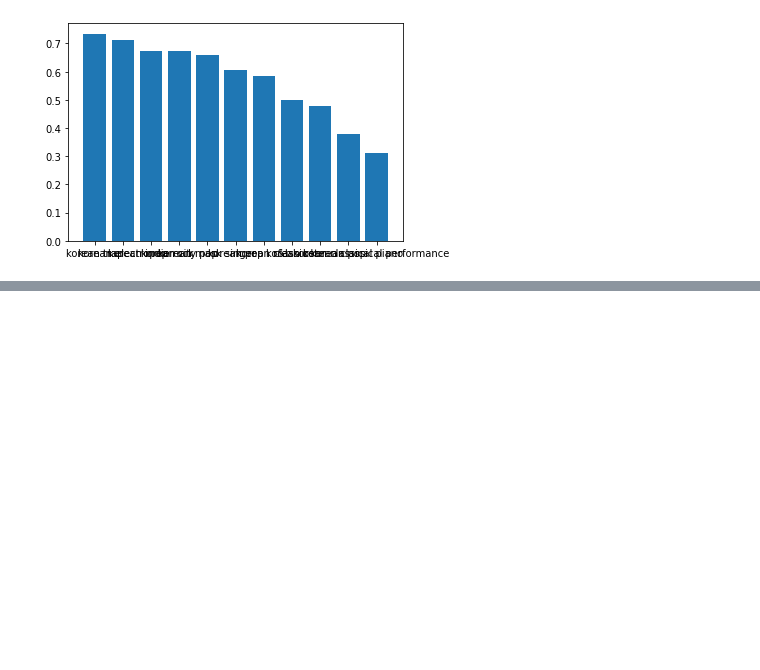
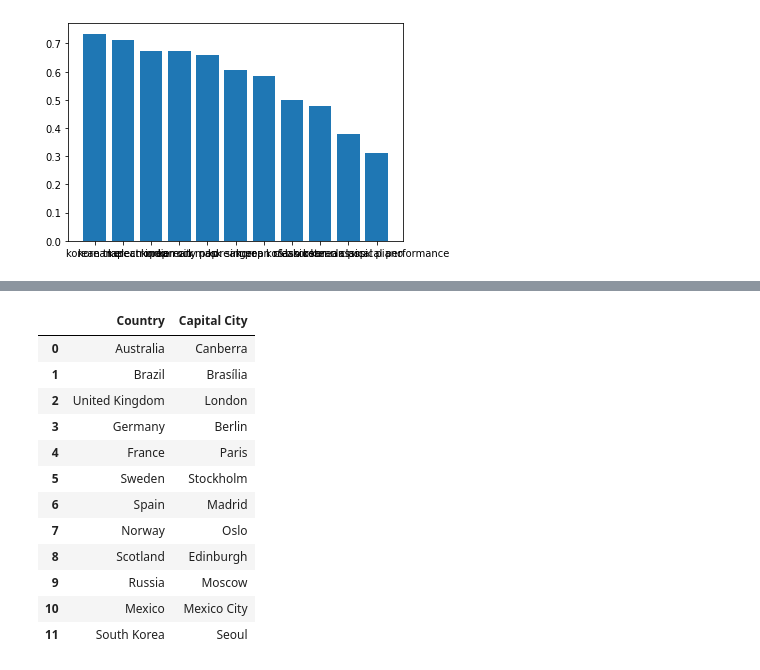
Before and after one commit to collinmpage/NWDS-project-one, a Jupyter notebook: data_visualized.ipynb, the cells around one changed output, grey strips where cells are left out. Saved outputs shown, nothing was run; the diff lists cells and outputs as text; code cells hidden in the pictures; blank space fills up the shorter version.

```diff
--- a/data_visualized.ipynb
+++ b/data_visualized.ipynb
@@ -371,0 +370,4 @@ pop
+# %%
+capitals = pd.read_csv("archive/capital_cities.csv")
+
+capitals.head()
@@ -371,0 +381,25 @@ pop
+# %%
+capital_data = pd.DataFrame()
+
+capital_data['Country'] = ['Australia', 'Brazil', 'United Kingdom', 'Germany', 'France', 'Sweden',
+             'Spain', 'Norway', 'Scotland','Russia','Mexico','South Korea']
+# %%
+merged_data = pd.merge(capital_data, capitals, how = 'left', on = "Country")
+
+merged_data.iloc[8, 1] = "Edinburgh"
+
+merged_data
+# %% [output]
+|  | Country | Capital City |
+| 0 | Australia | Canberra |
+| 1 | Brazil | Brasília |
+| 2 | United Kingdom | London |
+| 3 | Germany | Berlin |
+| 4 | France | Paris |
+| 5 | Sweden | Stockholm |
+| 6 | Spain | Madrid |
+| 7 | Norway | Oslo |
+| 8 | Scotland | Edinburgh |
+| 9 | Russia | Moscow |
+| 10 | Mexico | Mexico City |
+| 11 | South Korea | Seoul |
```
Also changed, not shown: parts of 6 cells of this notebook, 2 other files.
